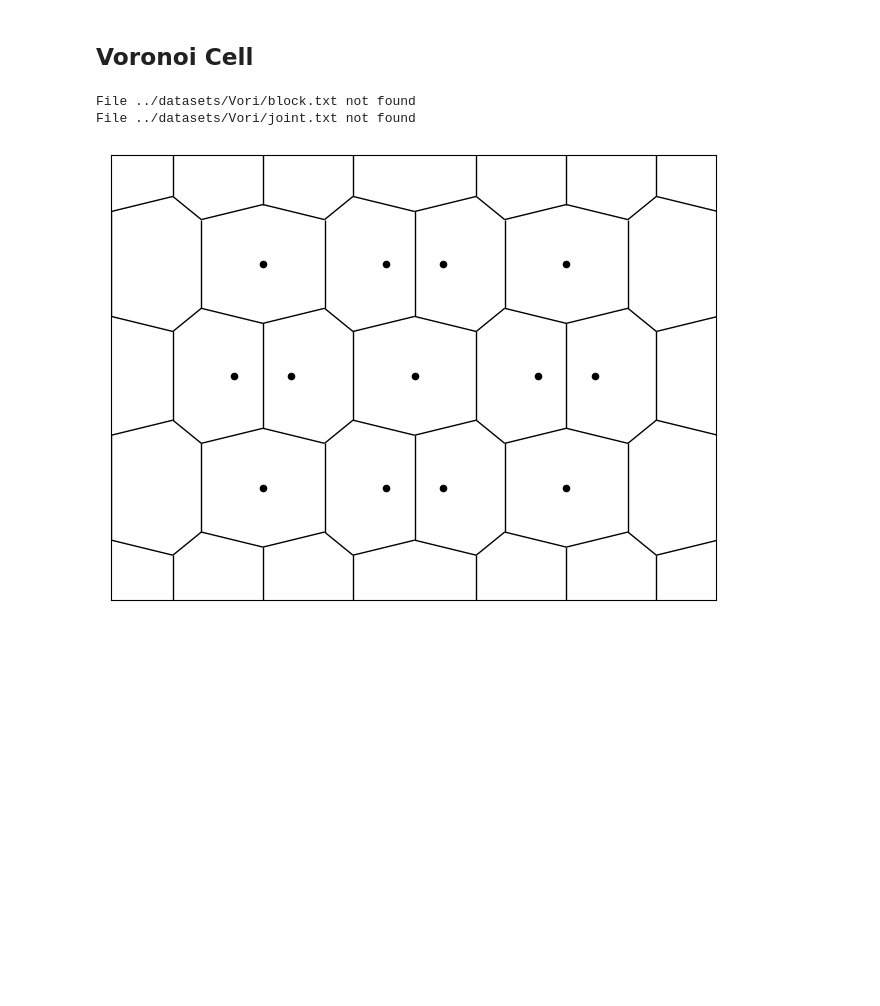
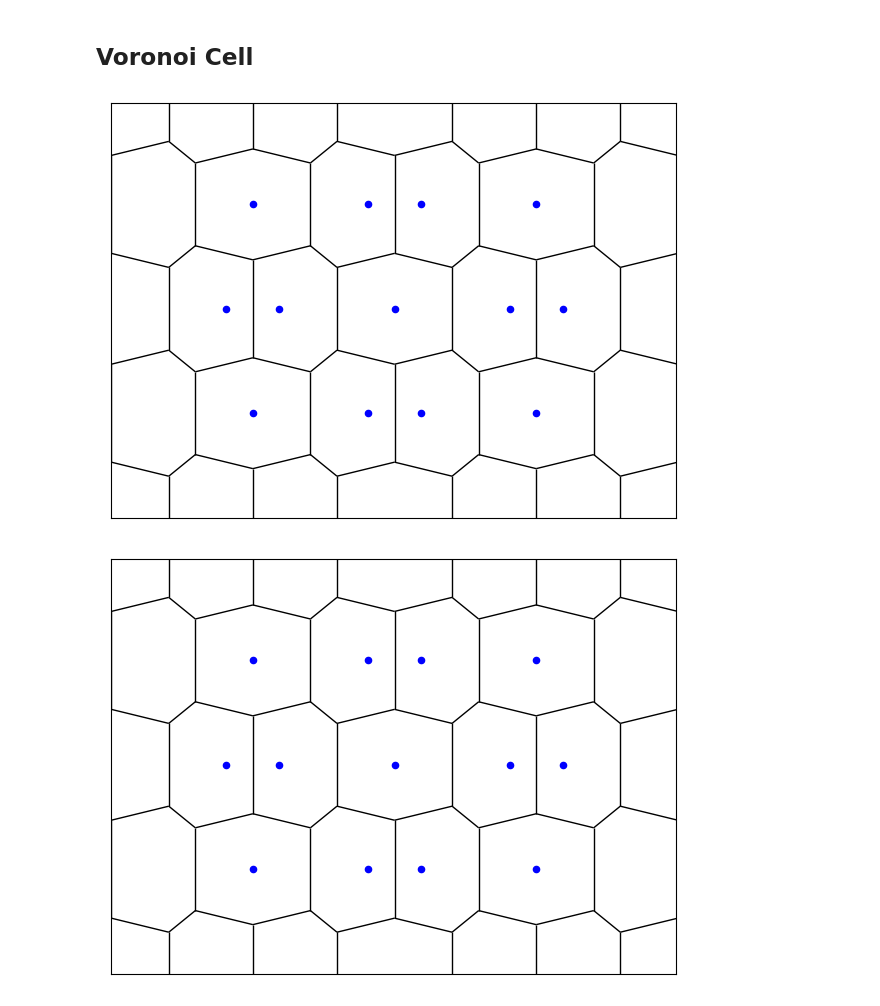
Before and after one commit to KangruiYuan/SimuBox, a Jupyter notebook: Demos/Scripts.ipynb, the cells around one changed output. Saved outputs shown, nothing was run; the diff lists cells and outputs as text; code cells hidden in the pictures; blank space fills up the shorter version.

```diff
--- a/Demos/Scripts.ipynb
+++ b/Demos/Scripts.ipynb
@@ -92,12 +90,14 @@ level:  0.01 面积： 0.41225182669873345 周长： 2.8725683813453373 IQ:  0.6
 [figure]
 # %% [markdown]
 ## Voronoi Cell
-# %%
-vc = VoronoiCell('../datasets/Vori/')
-vc.collect()
-vc.Voronoi(vc.phi0[1, :, :])
-# %% [output]
-File ../datasets/Vori/block.txt not found
-File ../datasets/Vori/joint.txt not found
-[figure, removed]
+# %%
+from SimuBox import AnalyzeMode, read_printout, read_density, VoronoiCell
+import numpy as np
+des = read_density("./Datasets/Voronoi")
+pri = read_printout("./Datasets/Voronoi")
+des.repair(pri)
+VoronoiCell.Analyze(density=des, mode=AnalyzeMode.VORONOI, slices=(0, 0))
+# %% [output]
+[figure, added]
+[figure, added]
 # %%
```
Also changed, not shown: parts of 8 cells of this notebook, 9 other files.
